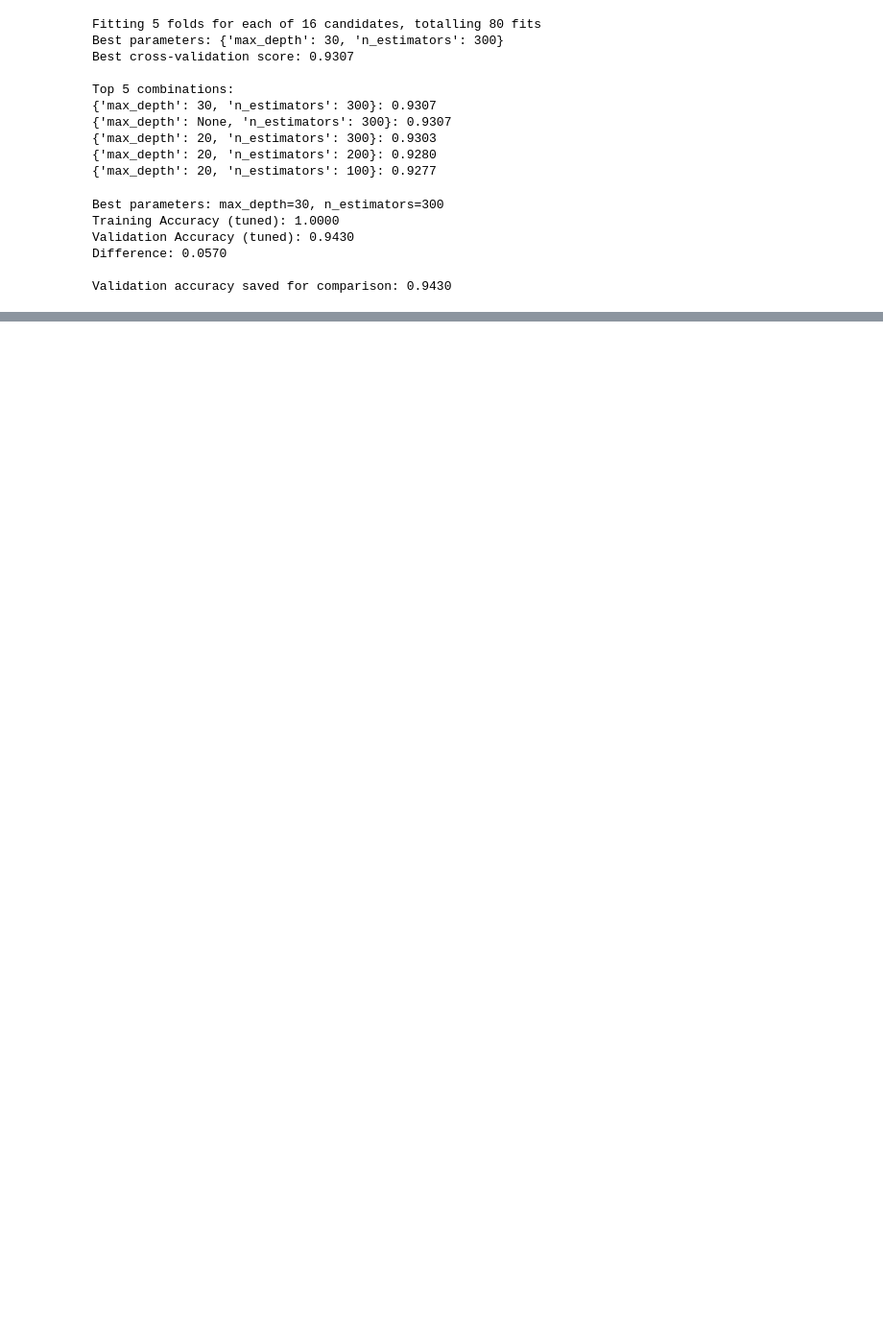
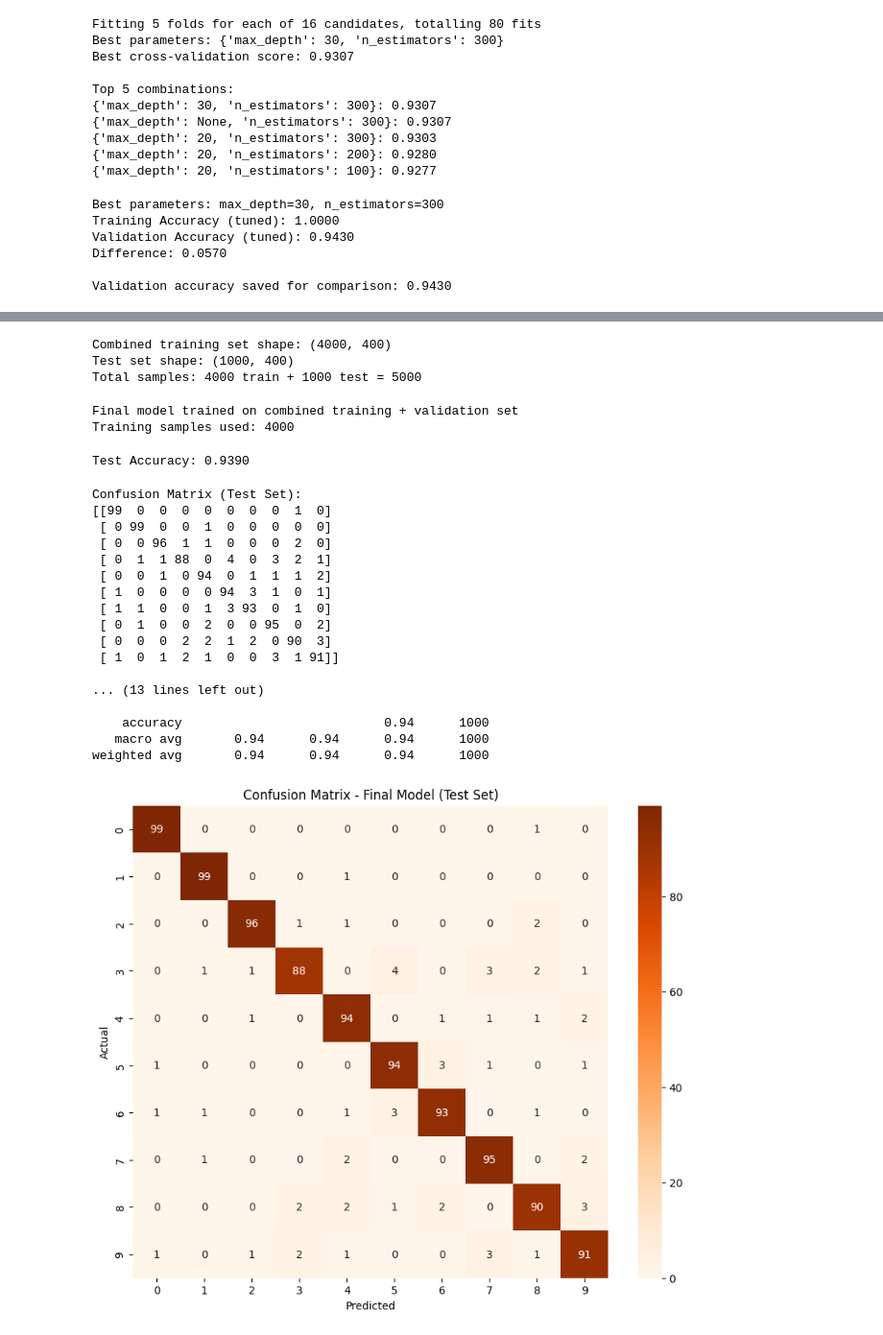
Before and after one commit to EricMurray-e-m-dev/ML-Labs, a Jupyter notebook: Week 06/digits.ipynb, the cells around one changed output, grey strips where cells are left out. Shown at 96% size. Drawn from its saved outputs; the diff is of its cells as text; code cells hidden in the pictures; blank space fills up the shorter version.

```diff
--- a/Week 06/digits.ipynb
+++ b/Week 06/digits.ipynb
@@ -321,0 +492,67 @@ Validation accuracy saved for comparison: 0.9430
+# %%
+# Combine training and validation sets
+X_train_full = np.concatenate([X_train, X_val])
+y_train_full = np.concatenate([y_train, y_val])
+
+print(f"Combined training set shape: {X_train_full.shape}")
+print(f"Test set shape: {X_test.shape}")
+print(f"Total samples: {X_train_full.shape[0]} train + {X_test.shape[0]} test = {X_train_full.shape[0] + X_test.shape[0]}")
+# %% [output]
+Combined training set shape: (4000, 400)
+Test set shape: (1000, 400)
+Total samples: 4000 train + 1000 test = 5000
+# %%
+# Retrain the best model (Random Forest) on combined training set
+final_model = RandomForestClassifier(max_depth=30, n_estimators=300, random_state=42)
+final_model.fit(X_train_full, y_train_full)
+
+print("Final model trained on combined training + validation set")
+print(f"Training samples used: {X_train_full.shape[0]}")
+# %% [output]
+Final model trained on combined training + validation set
+Training samples used: 4000
+# %%
+# Evaluate on the test set
+y_test_pred = final_model.predict(X_test)
+test_acc = final_model.score(X_test, y_test)
+
+print(f"Test Accuracy: {test_acc:.4f}")
+# %% [output]
+Test Accuracy: 0.9390
+# %%
+# Generate confusion matrix and classification report
+cm_test = confusion_matrix(y_test, y_test_pred)
+print("\nConfusion Matrix (Test Set):")
+print(cm_test)
+print()
+
+print("Classification Report (Test Set):")
+print(classification_report(y_test, y_test_pred))
+
+# Visualize confusion matrix
+plt.figure(figsize=(10, 8))
+sns.heatmap(cm_test, annot=True, fmt='d', cmap='Oranges',
+            xticklabels=range(10), yticklabels=range(10))
+plt.xlabel('Predicted')
+plt.ylabel('Actual')
+plt.title('Confusion Matrix - Final Model (Test Set)')
+plt.show()
+# %% [output]
+Confusion Matrix (Test Set):
+[[99  0  0  0  0  0  0  0  1  0]
+ [ 0 99  0  0  1  0  0  0  0  0]
+ [ 0  0 96  1  1  0  0  0  2  0]
+ [ 0  1  1 88  0  4  0  3  2  1]
+ [ 0  0  1  0 94  0  1  1  1  2]
+ [ 1  0  0  0  0 94  3  1  0  1]
+ [ 1  1  0  0  1  3 93  0  1  0]
+ [ 0  1  0  0  2  0  0 95  0  2]
+ [ 0  0  0  2  2  1  2  0 90  3]
+ [ 1  0  1  2  1  0  0  3  1 91]]
+
+... (13 lines left out)
+
+    accuracy                           0.94      1000
+   macro avg       0.94      0.94      0.94      1000
+weighted avg       0.94      0.94      0.94      1000
+[figure, added]
```
Also changed, not shown: parts of 12 cells of this notebook.
